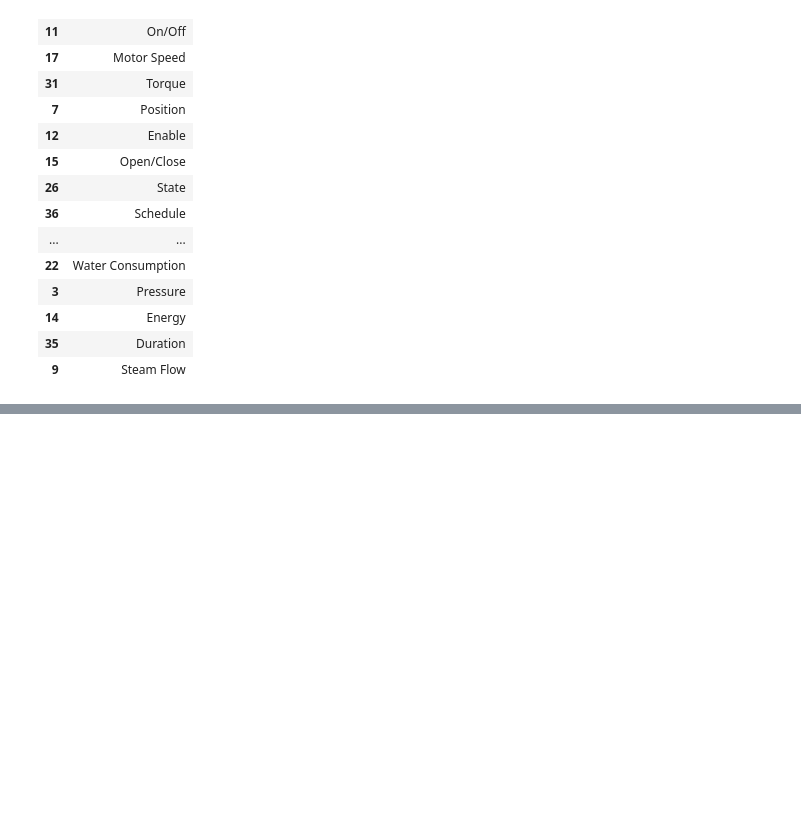
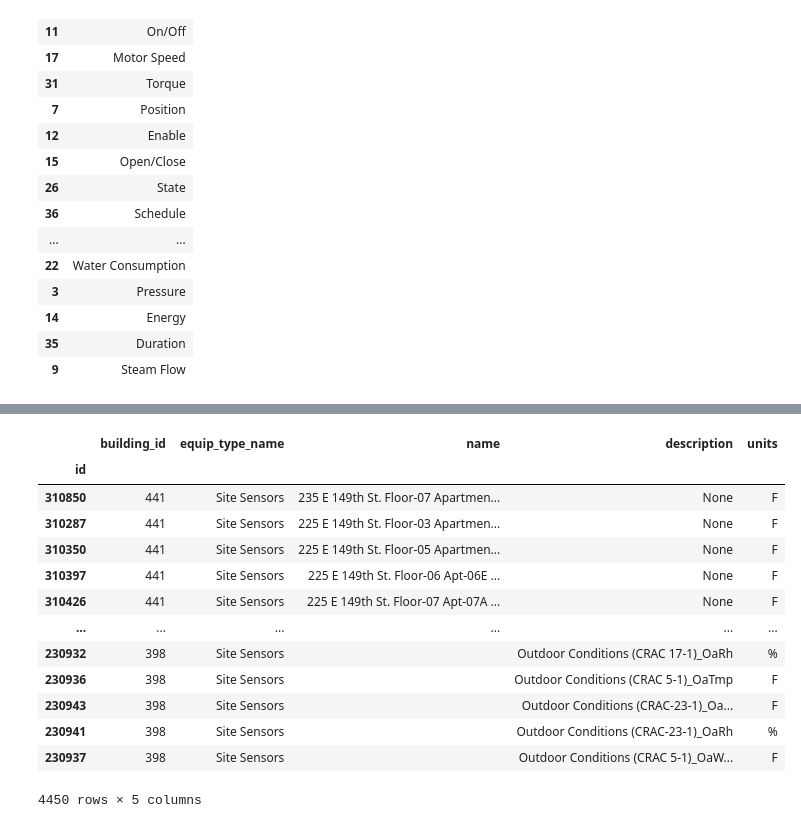
Before and after one commit to danlsn/rtem-hackathon, a Jupyter notebook: research/01_exploring_api.ipynb, the cells around one changed output, grey strips where cells are left out. Saved outputs shown, nothing was run; the diff lists cells and outputs as text; code cells hidden in the pictures; blank space fills up the shorter version.

```diff
--- a/research/01_exploring_api.ipynb
+++ b/research/01_exploring_api.ipynb
@@ -257,0 +365,22 @@ ValueError: columns overlap but no suffix specified: Index(['measurement_id'], d
+# %%
+site_sensor_equipment = points_w_meas_names.loc[points_w_meas_names['equip_type_name'] == 'Site Sensors'][['building_id',
+                                                                'equip_type_name',
+                                                                'name',
+                                                                'description',
+                                                                'units']]
+site_sensor_equipment
+# %% [output]
+|  | building_id | equip_type_name | name | description | units |
+| id |  |  |  |  |  |
+| 310850 | 441 | Site Sensors | 235 E 149th St. Floor-07 Apartmen... | None | F |
+| 310287 | 441 | Site Sensors | 225 E 149th St. Floor-03 Apartmen... | None | F |
+| 310350 | 441 | Site Sensors | 225 E 149th St. Floor-05 Apartmen... | None | F |
+| 310397 | 441 | Site Sensors | 225 E 149th St. Floor-06 Apt-06E ... | None | F |
+| 310426 | 441 | Site Sensors | 225 E 149th St. Floor-07 Apt-07A ... | None | F |
+| ... | ... | ... | ... | ... | ... |
+| 230932 | 398 | Site Sensors |  | Outdoor Conditions (CRAC 17-1)_OaRh | % |
+| 230936 | 398 | Site Sensors |  | Outdoor Conditions (CRAC 5-1)_OaTmp | F |
+| 230943 | 398 | Site Sensors |  | Outdoor Conditions (CRAC-23-1)_Oa... | F |
+| 230941 | 398 | Site Sensors |  | Outdoor Conditions (CRAC-23-1)_OaRh | % |
+| 230937 | 398 | Site Sensors |  | Outdoor Conditions (CRAC 5-1)_OaW... | F |
+4450 rows × 5 columns
```
Also changed, not shown: parts of 19 cells of this notebook, 12 other files.
